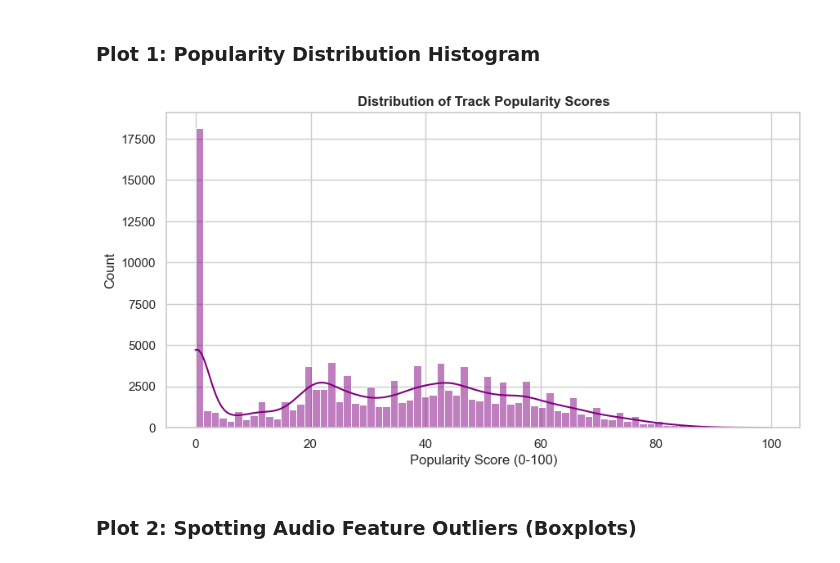
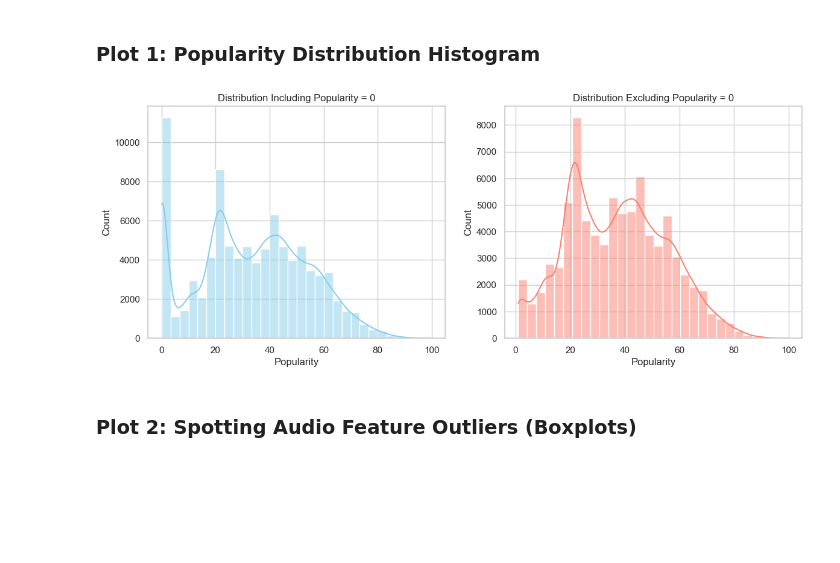
Before and after one commit to yerzakovakmal/data-playground, a Jupyter notebook: spotify_analysis/notebooks/02_eda.ipynb, the cells around one changed output. Saved outputs shown, nothing was run; the diff lists cells and outputs as text; code cells hidden in the pictures; blank space fills up the shorter version.

Commit message:
Completed Exploratory Data Analysis: Key visuals are in the visuals folder

```diff
--- a/spotify_analysis/notebooks/02_eda.ipynb
+++ b/spotify_analysis/notebooks/02_eda.ipynb
@@ -5,10 +5,8 @@ import pandas as pd
 import matplotlib.pyplot as plt
 import seaborn as sns
 # %%
-path = "../data/raw/spotify_tracks.csv"
+# For all track, artist, distribution, and correlation analysis
+tracks_df = pd.read_csv('../data/cleaned/tracks_deduped.csv')
 
-df = pd.read_csv(path)
-
-print(f"Log entries: {df.shape[0]}, Columns: {df.shape[1]}\n")
-
-print(df.sample(3))
+# For all genre-specific grouping and visualization
+genres_df = pd.read_csv('../data/cleaned/tracks_full.csv')
@@ -140,16 +140,23 @@ import matplotlib.pyplot as plt
 # %%
 sns.set_theme(style="whitegrid")
 
-plt.figure(figsize=(10, 5))
+fig, axes = plt.subplots(1, 2, figsize=(14, 5))
+df_filtered = tracks_df[tracks_df['popularity'] > 0]
+# Plot 1
+sns.histplot(data=tracks_df, x='popularity', kde=True, bins=30, ax=axes[0], color="skyblue")
+axes[0].set_title('Distribution Including Popularity = 0')
+axes[0].set_xlabel('Popularity')
+axes[0].set_ylabel('Count')
 
-sns.histplot(data=df, x='popularity', kde=True, color="purple")
+# Plot 2: Excluding popularity=0
+sns.histplot(data=df_filtered, x='popularity', bins=30, ax=axes[1], kde=True, color='salmon')
+axes[1].set_title('Distribution Excluding Popularity = 0')
+axes[1].set_xlabel('Popularity')
+axes[1].set_ylabel('Count')
 
-plt.title("Distribution of Track Popularity Scores", fontsize=12, fontweight='bold')
-plt.xlabel("Popularity Score (0-100)")
-plt.ylabel("Count")
 plt.show()
 # %% [output]
-[figure, old version]
+[figure, new version]
 # %% [markdown]
 ### Plot 2: Spotting Audio Feature Outliers (Boxplots)
 # %%
```
Also changed, not shown: parts of 19 cells of this notebook.
